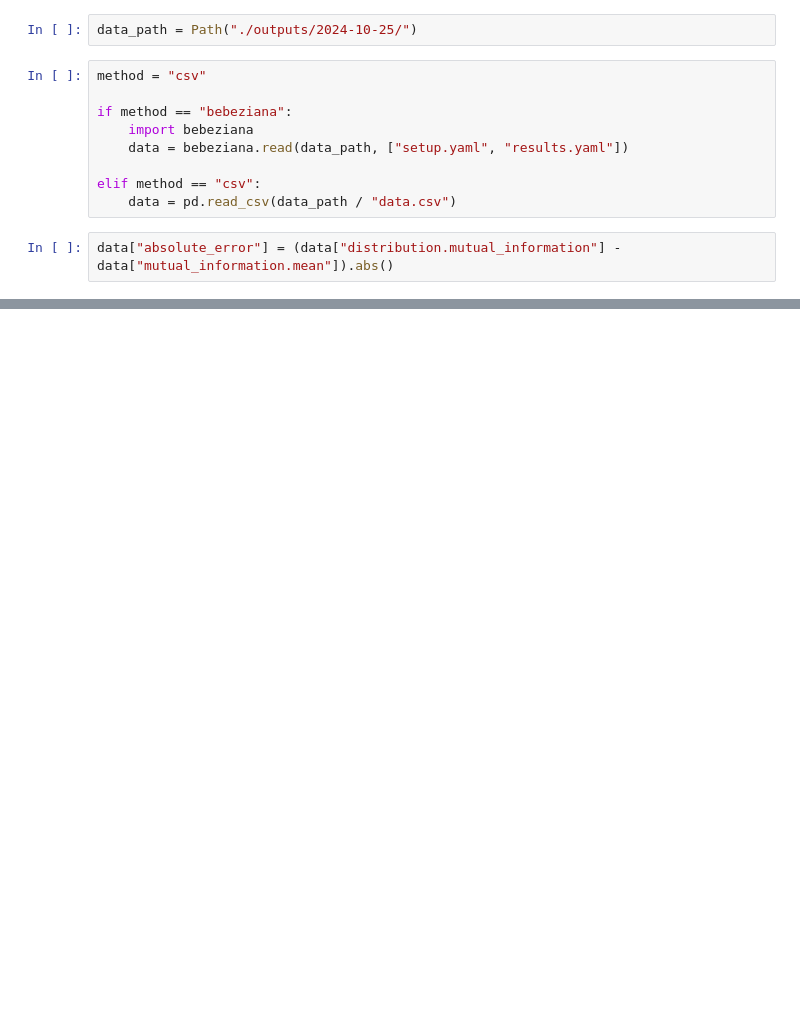
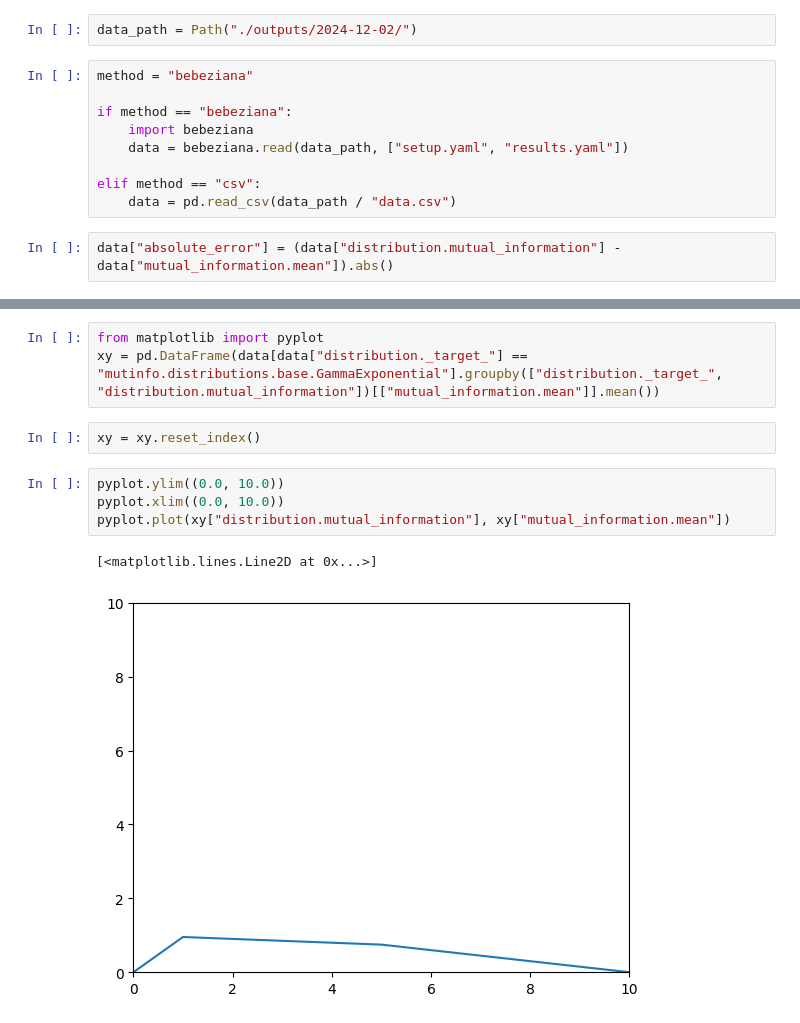
Before and after one commit to VanessB/mutinfo, a Jupyter notebook: source/evaluate/Inspect.ipynb, the cells around one changed output, grey strips where cells are left out. Drawn from its saved outputs; the diff is of its cells as text; blank space fills up the shorter version.

```diff
--- a/source/evaluate/Inspect.ipynb
+++ b/source/evaluate/Inspect.ipynb
@@ -6,9 +6,9 @@ import numpy as np
 # %%
 from pathlib import Path
 # %%
-data_path = Path("./outputs/2024-10-25/")
+data_path = Path("./outputs/2024-12-02/")
 # %%
-method = "csv"
+method = "bebeziana"
 
 if method == "bebeziana":
     import bebeziana
@@ -44,0 +55,12 @@ mutinfo.estimators.knn.KSG mutinfo.distributions.base.CorrelatedStudent  1
+# %%
+from matplotlib import pyplot
+xy = pd.DataFrame(data[data["distribution._target_"] == "mutinfo.distributions.base.GammaExponential"].groupby(["distribution._target_", "distribution.mutual_information"])[["mutual_information.mean"]].mean())
+# %%
+xy = xy.reset_index()
+# %%
+pyplot.ylim((0.0, 10.0))
+pyplot.xlim((0.0, 10.0))
+pyplot.plot(xy["distribution.mutual_information"], xy["mutual_information.mean"])
+# %% [output]
+[<matplotlib.lines.Line2D at 0x...>]
+[figure, added]
```
Also changed, not shown: parts of 4 cells of this notebook, 13 other files.
